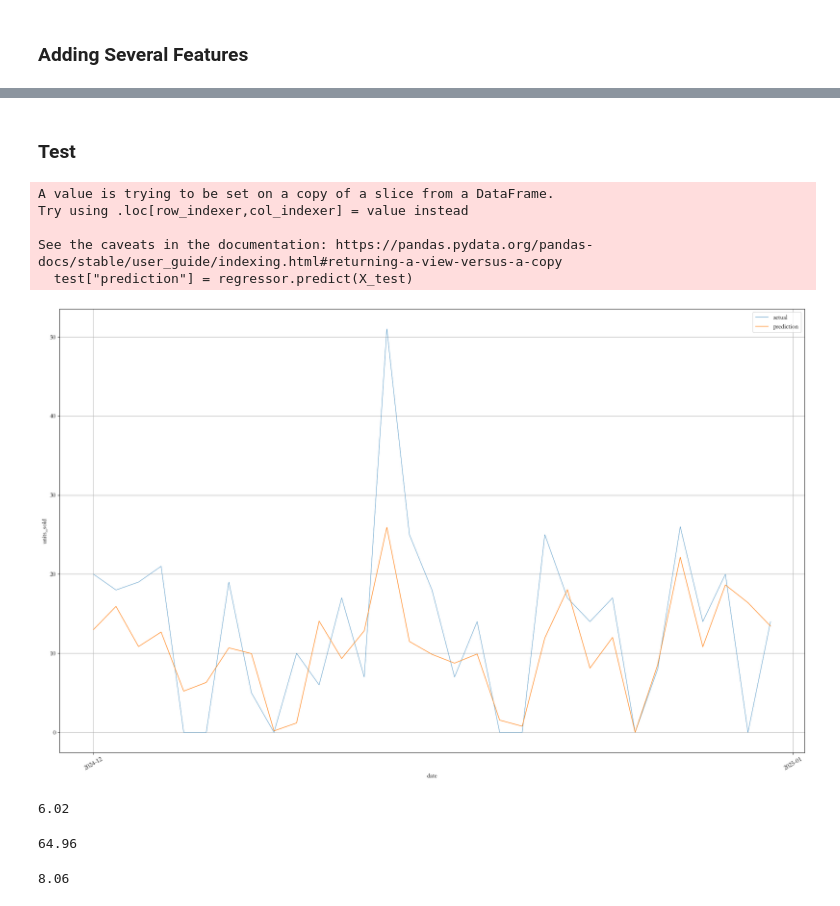
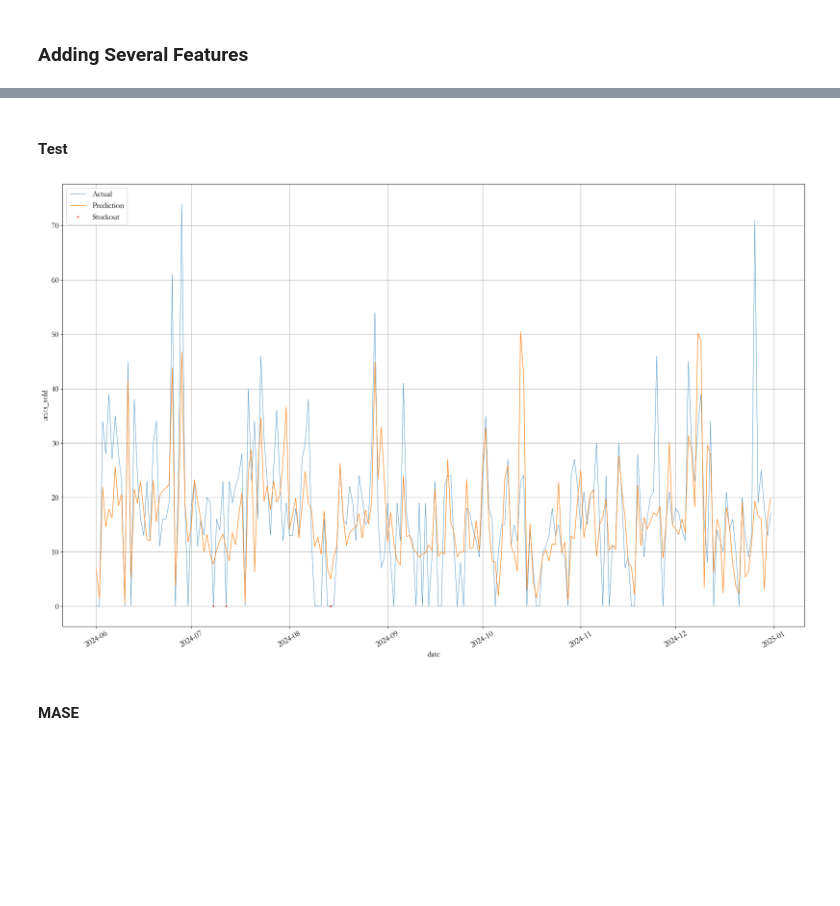
Before and after one commit to dnshwng98/fmcg_intelligent_tools, a Jupyter notebook: src/fmcg_intelligent_tools/Untitled.ipynb, the cells around one changed output, grey strips where cells are left out. Drawn from its saved outputs; the diff is of its cells as text; code cells hidden in the pictures; blank space fills up the shorter version.

```diff
--- a/src/fmcg_intelligent_tools/Untitled.ipynb
+++ b/src/fmcg_intelligent_tools/Untitled.ipynb
@@ -580,7 +954,7 @@ sku_data["moving_average_7"] = sku_data["units_sold"].rolling(window=7).mean().f
 # %%
-sku_data["month"] = sku_data["month"].astype("category")
-sku_data["day_of_the_week"] = sku_data["day_of_the_week"].astype("category")
-sku_data["season"] = sku_data["season"].astype("category")
-sku_data["sub_season"] = sku_data["sub_season"].astype("category")
-sku_data.reset_index(drop=True, inplace=True)
+xgboost_data["month"] = xgboost_data["month"].astype("category")
+xgboost_data["day_of_the_week"] = xgboost_data["day_of_the_week"].astype("category")
+xgboost_data["season"] = xgboost_data["season"].astype("category")
+xgboost_data["sub_season"] = xgboost_data["sub_season"].astype("category")
+xgboost_data.reset_index(drop=True, inplace=True)
 # %% [markdown]
@@ -588,4 +962,4 @@ sku_data.reset_index(drop=True, inplace=True)
 # %%
-train = sku_data.loc[sku_data["date"] < "2024-12-01"]
-test = sku_data.loc[sku_data["date"] >= "2024-12-01"]
+xgboost_data_train = xgboost_data[xgboost_data["date"] < "2024-06-01"].copy()
+xgboost_data_test = xgboost_data[xgboost_data["date"] >= "2024-06-01"].copy()
 # %% [markdown]
@@ -596,16 +970,16 @@ FEATURES = ["month", "week", "day_of_the_month", "day_of_the_week", "season", "s
 
 TARGET = "units_sold"
 
-X_train = train[FEATURES]
-y_train = train[TARGET]
+X_train = xgboost_data_train[FEATURES]
+y_train = xgboost_data_train[TARGET]
 
-X_test = test[FEATURES]
-y_test = test[TARGET]
+X_test = xgboost_data_test[FEATURES]
+y_test = xgboost_data_test[TARGET]
 # %%
 regressor = xgb.XGBRegressor(base_score=.5, booster="gbtree",
-                             n_estimators=10000, early_stopping_rounds=100,
-                             objective="reg:squarederror", max_depth=200,
-                             learning_rate=0.001, enable_categorical=True)
+                             n_estimators=1000, early_stopping_rounds=100,
+                             objective="reg:squarederror", max_depth=100,
+                             learning_rate=0.01, enable_categorical=True)
 
 regressor.fit(X_train, y_train, eval_set=[(X_train, y_train), (X_test, y_test)], verbose=100)
 # %% [output]
@@ -651,35 +1014,22 @@ feature_importance.sort_values("importance").plot(kind="barh", title="Feature Im
 # %% [markdown]
-### Test
+#### Test
 # %%
-test["prediction"] = regressor.predict(X_test)
-
+xgboost_data_test["prediction"] = regressor.predict(X_test)
+xgboost_data_test["prediction"] = xgboost_data_test["prediction"].round(2)
 fig, ax = plt.subplots(figsize=(25, 15))
 
-ax.plot(test["date"], test["units_sold"], linewidth=.6, label="actual")
-ax.plot(test["date"], test["prediction"], linewidth=1.0, label="prediction")
+ax.plot(xgboost_data_test["date"], xgboost_data_test["units_sold"], linewidth=.6, label="Actual")
+ax.plot(xgboost_data_test["date"], xgboost_data_test["prediction"], linewidth=1.0, label="Prediction")
+ax.plot(fmcg_dataset.loc[(fmcg_dataset["date"] >= "2024-06-01") & (fmcg_dataset["region"] == "PL-North") & (fmcg_dataset["sku"] == "YO-009") &  (fmcg_dataset["channel"] == "Retail") & (fmcg_dataset["stock_available"] == 0)]["date"],
+        fmcg_dataset.loc[(fmcg_dataset["date"] >= "2024-06-01") & (fmcg_dataset["region"] == "PL-North") & (fmcg_dataset["sku"] == "YO-009") &  (fmcg_dataset["channel"] == "Retail") & (fmcg_dataset["stock_available"] == 0)]["units_sold"], "r.", markersize=4.0, label="Stockout")
 ax.set_xlabel("date")
 ax.set_ylabel("units_sold")
 ax.xaxis.set_major_locator(mdates.MonthLocator(bymonthday=1))
 ax.legend()
 ax.grid(True)
 plt.xticks(rotation=30)
 plt.show()
 # %% [output]
-A value is trying to be set on a copy of a slice from a DataFrame.
-Try using .loc[row_indexer,col_indexer] = value instead
-
-See the caveats in the documentation: https://pandas.pydata.org/pandas-docs/stable/user_guide/indexing.html#returning-a-view-versus-a-copy
-  test["prediction"] = regressor.predict(X_test)
-[figure, old version]
+[figure, new version]
-# %%
-round(mean_absolute_error(test["units_sold"], test["prediction"]), 2)
-# %% [output]
-6.02
-# %%
-round(mean_squared_error(test["units_sold"], test["prediction"]), 2)
-# %% [output]
-64.96
-# %%
-round(root_mean_squared_error(test["units_sold"], test["prediction"]), 2)
-# %% [output]
-8.06
+# %% [markdown]
+#### MASE
```
Also changed, not shown: parts of 85 cells of this notebook, 2 other files.
